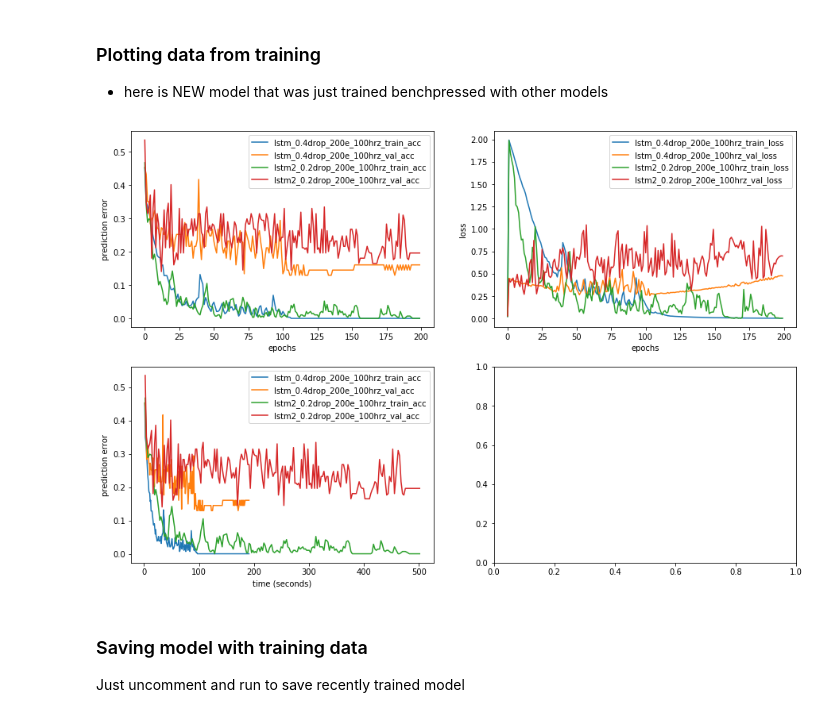
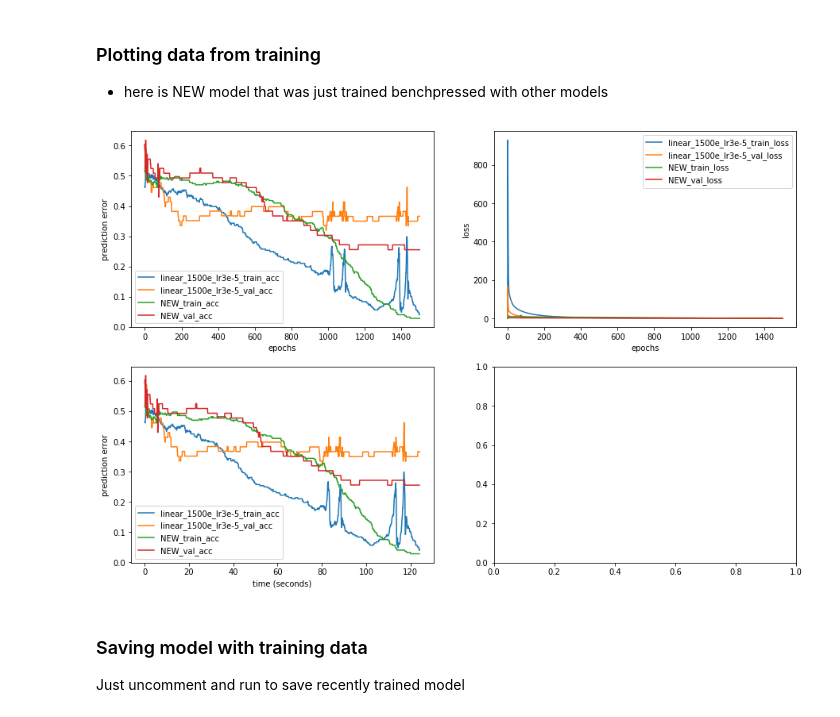
Before and after one commit to hbjornoy/deep-learning, a Jupyter notebook: project1/havard0.ipynb, the cells around one changed output. Drawn from its saved outputs; the diff is of its cells as text; code cells hidden in the pictures.

Commit message:
test.py ++

```diff
--- a/project1/havard0.ipynb
+++ b/project1/havard0.ipynb
@@ -57,0 +47,3 @@ val_data.data_tensor shape:  torch.Size([46, 28, 50])
+# %%
+train_data, val_data, test_data = HL.import_data(flatten=False, one_khz=False, train_size=253)
+print("train:{:0.2f}%, val{:0.2f}%, test{:0.2f}%".format((train_data.target_tensor.size()[0]/416), (val_data.target_tensor.size()[0]/416), (test_data.target_tensor.size()[0]/416)))
@@ -156,18 +101,17 @@ print("output_dim: ", output_dim)
 
 # initialize the models
 linear_model = ML.linear_model(input_dim*sequence_length, output_dim)
-log_sigmoid_model = ML.logistic_sigmoid_model(input_dim*sequence_length, output_dim)
-log_softmax_model = ML.logistic_softmax_model(input_dim*sequence_length, output_dim)
-densemodel_1 = ML.DenseNet(input_dim, output_dim, nb_hidden_layers, hidden_width, dropout_rate)
+logistic_model = ML.logistic_model(input_dim*sequence_length, output_dim)
+#densemodel_1 = ML.DenseNet(input_dim, output_dim, nb_hidden_layers, hidden_width, dropout_rate)
 
-sensemodel = SenseNet(input_dim, output_dim, nb_hidden_layers, hidden_width, dropout_rate)
-conv_model1 = conv_net1(input_dim, hidden_width, nb_hidden_layers, output_dim)
+ffnn_model = ML.FFNN(input_dim*sequence_length, output_dim, hidden_width, dropout_rate)
+conv_model1 = ML.conv_net1(input_dim, hidden_width, nb_hidden_layers, output_dim)
 lstm_model = ML.LSTM_net(input_dim, dim_recurrent=111, num_layers=1, dim_output=output_dim)
-lstm_dropout = LSTM_basic_dropout(input_dim, output_dim, recurrent_dim=111, num_layers=1, dropout_rate=dropout_rate)
-lstm_2_dropout = LSTM_basic_dropout(input_dim, output_dim, recurrent_dim=111, num_layers=2, dropout_rate=dropout_rate)
+lstm_dropout = ML.LSTM_basic_dropout(input_dim, output_dim, recurrent_dim=111, num_layers=1, dropout_rate=dropout_rate)
+lstm_2_dropout = ML.LSTM_basic_dropout(input_dim, output_dim, recurrent_dim=111, num_layers=2, dropout_rate=dropout_rate)
 
 # choosing model
-model = lstm_2_dropout
+model = ffnn_model
 
 # define loss criterion
 criterion = nn.BCELoss()
@@ -188,7 +134,5 @@ LSTM_basic_dropout(
 # %% [markdown]
 ### Training model
 # %%
-#torch.manual_seed(7)
-
-trained_model, history, parameters = HL.train_model(train_data, val_data, model, criterion, optimizer, learning_rate=1e-3, epochs=200, batch_size=32, checkpoint_name='testingtesting')
+trained_model, history, parameters = HL.train_model(train_data, val_data, model, criterion, optimizer, learning_rate=1e-4, epochs=1500, batch_size=32, checkpoint_name='testingtesting')
 # %% [output]
@@ -222,14 +154,16 @@ Checkpoint: checkpoint_models/testingtesting_epoch_180.pth ---------------------
 # %%
 # potential_models: ["lstm_1", "lstm_1_300epochs", "conv_net1", "lstm_1_100e_1000hrz", "linear_2000e_100hrz",
 # "ligsig_2000e_100hrz", "linear_2000e_100hrz"]
 
 # with proper dict: ["ligsmax_200e_100hrz", "ligsig_200e_100hrz", "linear_2000e_100hrz", "lstm_200e_100hrz",
 # "lstm_0.4drop_old", "lstm_0.4drop_old", "lstm_0.4drop_200e_100hrz", "lstm_0.6drop_200e_100hrz",
 #"lstm2_0.4drop_200e_100hrz", "lstm2_0.2drop_200e_100hrz"]
 
-HL.plot_model_training(history=None, models=["lstm_0.4drop_200e_100hrz","lstm2_0.2drop_200e_100hrz"]) # "lstm_200e_100hrz"
+#1 final = ["linear_1500e_lr3e-5", logistic_1500e_lr1e-4]
+
+HL.plot_model_training(history=history, models=["linear_1500e_lr3e-5"]) # "lstm_200e_100hrz"
 # %% [output]
-[figure, old version]
+[figure, new version]
 # %% [markdown]
 ### Saving model with training data
 Just uncomment and run to save recently trained model
```
Also changed, not shown: parts of 7 cells of this notebook, 6 other files.
